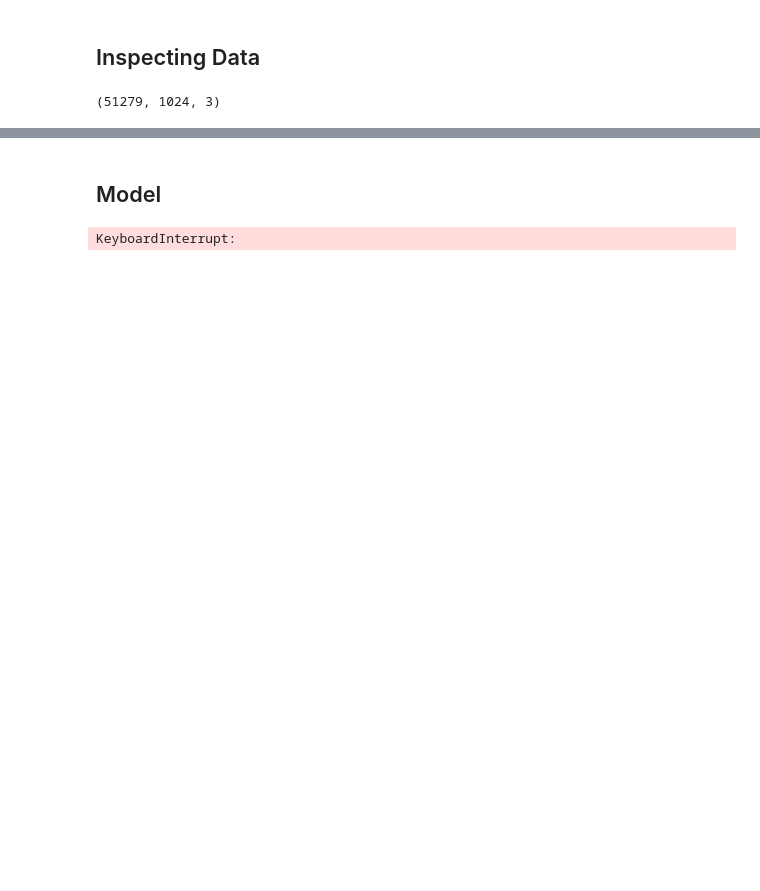
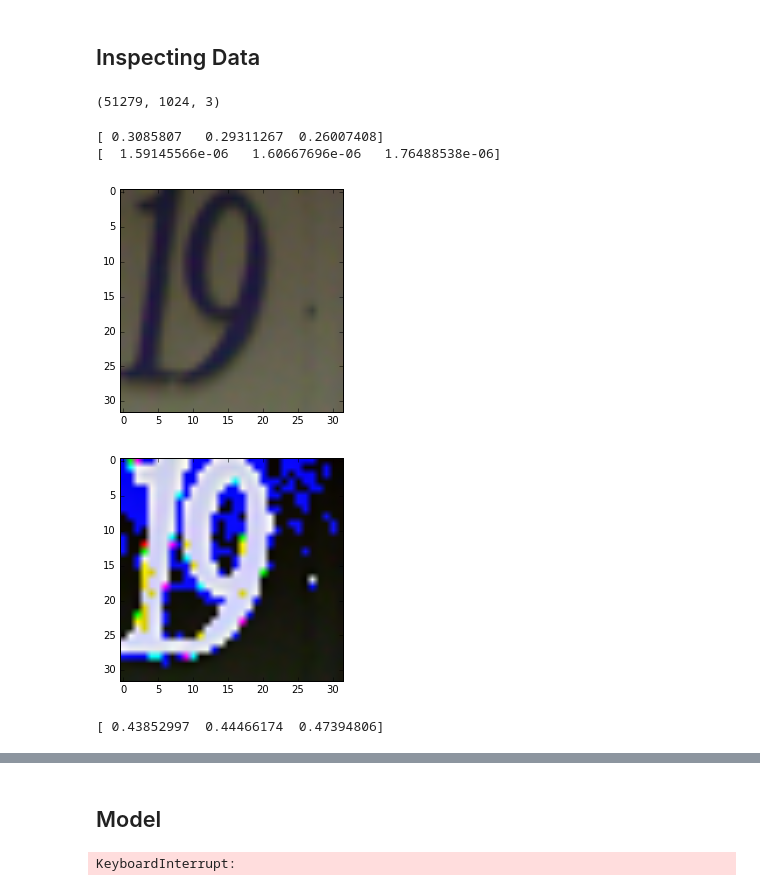
Before and after one commit to baha-nur/cnn_svhn, a Jupyter notebook: SVHN.ipynb, the cells around one changed output, grey strips where cells are left out. Cells and saved outputs as stored; diff of their text form; code cells hidden in the pictures; blank space fills up the shorter version.

```diff
--- a/SVHN.ipynb
+++ b/SVHN.ipynb
@@ -18,3 +18,23 @@ svhn.train.images[0].shape
 svhn.train.images.shape
 # %% [output]
 (51279, 1024, 3)
+# %%
+#print svhn.train.images.shape
+img = svhn.train.images[1]
+img_mean_per_ch = svhn.train.images.mean(axis=1)[1]
+mean_subtracted = img - img_mean_per_ch
+
+print img.mean(axis=0)
+print mean_subtracted.mean(axis=0)
+
+img_orig = img.reshape([32,32,3])
+img_norm = mean_subtracted.reshape([32,32,3])
+plt.imshow(img_orig)
+plt.show()
+plt.imshow(img_norm)
+plt.show()
+# %% [output]
+[ 0.3085807   0.29311267  0.26007408]
+[  1.59145566e-06   1.60667696e-06   1.76488538e-06]
+[figure, added]
+[figure, added]
@@ -20,0 +46,5 @@ svhn.train.images.shape
+# %%
+channels_means = svhn.train.images.mean(axis=1).mean(axis=0)
+print channels_means
+# %% [output]
+[ 0.43852997  0.44466174  0.47394806]
```
Also changed, not shown: parts of 7 cells of this notebook, 2 other files.
